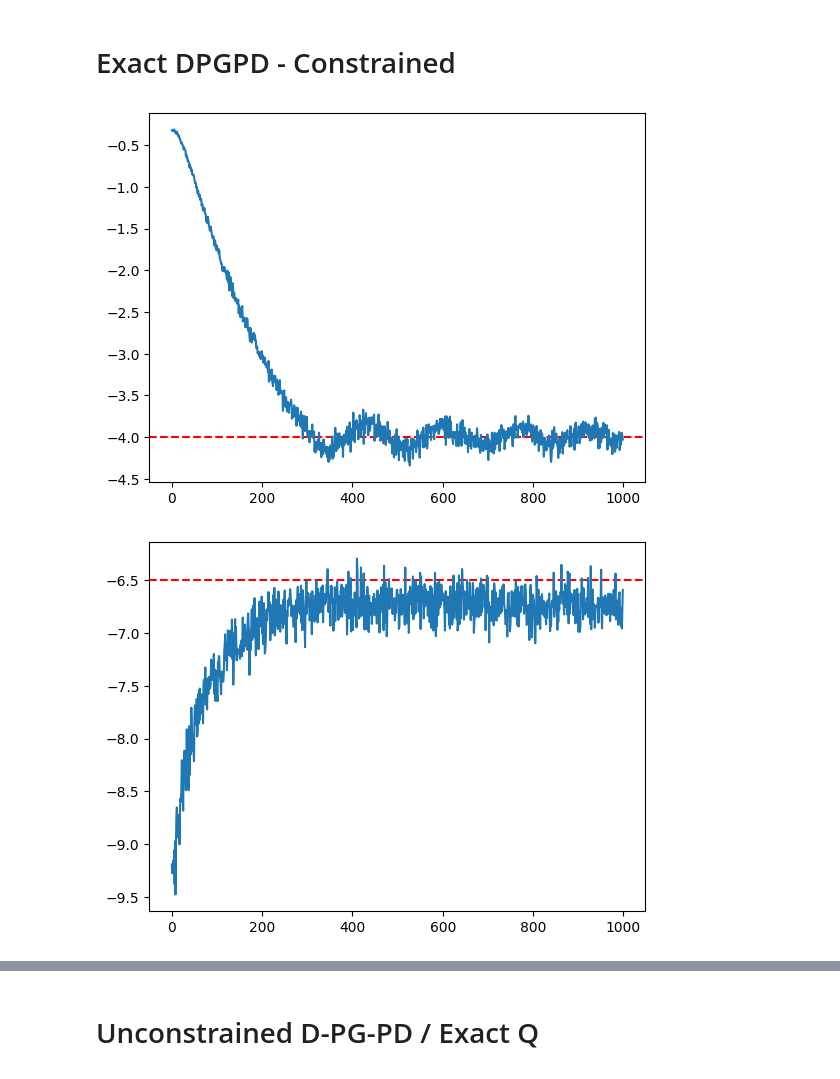
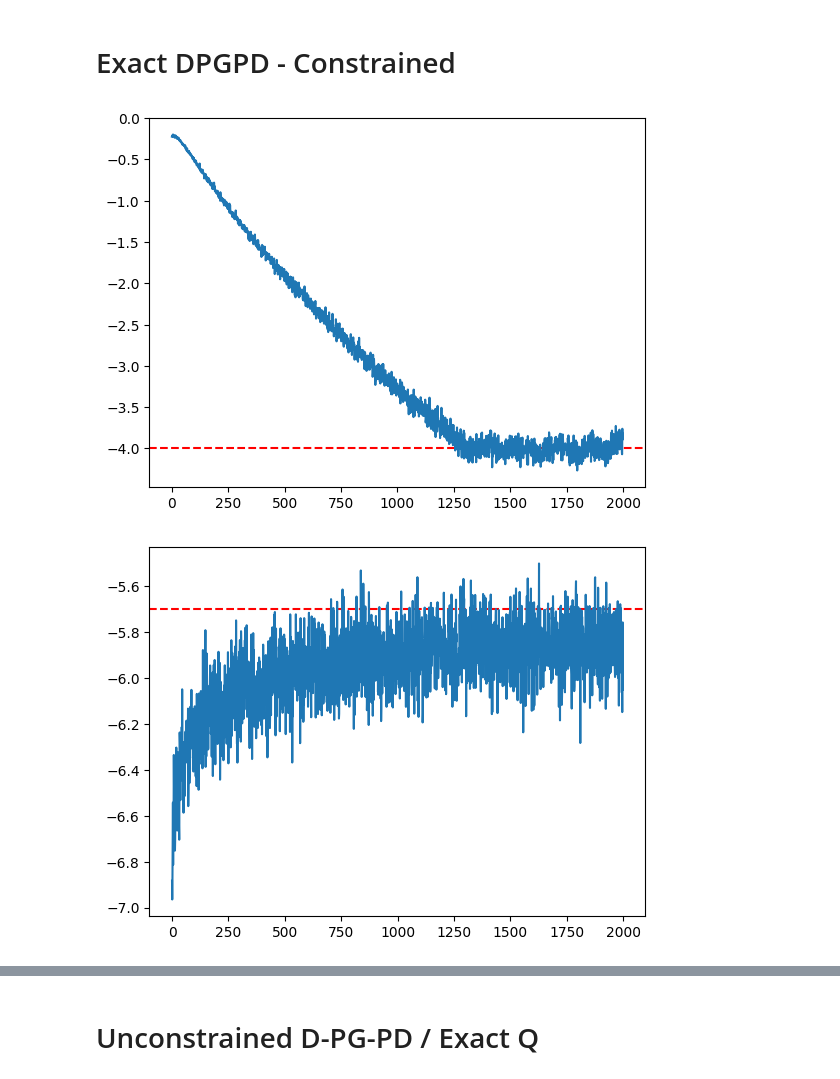
Before and after one commit to sergiorozada12/d-pg-pd, a Jupyter notebook: test.ipynb, the cells around one changed output, grey strips where cells are left out. Saved outputs shown, nothing was run; the diff lists cells and outputs as text; code cells hidden in the pictures.

```diff
--- a/test.ipynb
+++ b/test.ipynb
@@ -137,9 +137,16 @@ plt.show()
 from scipy.linalg import solve_discrete_lyapunov
 # %%
 def get_p(A, B, G, R, K, gamma):
+    """
     M = G + K.T @ R @ K
     L = torch.sqrt(gamma) * (A + B @ K)
     P = solve_discrete_lyapunov(L, M)
+    """
+
+    ds = A.shape[0]
+    X = torch.eye(ds ** 2) - gamma * torch.kron((A + B @ K).T, (A + B @ K).T )
+    b = (G + K.T @ R @ K).flatten()
+    P = (torch.inverse(X) @ b).reshape(ds, ds)
     return P
 
 def get_k(A, B, R, K, P, I_eta, gamma):
@@ -254,9 +261,10 @@ def update_lq(G1, G2, R1, R2, lmbda):
     return G1 + lmbda * G2, R1 + lmbda * R2
 
 def get_p(A, B, G, R, K, gamma):
-    M = G + K.T @ R @ K
-    L = torch.sqrt(gamma) * (A + B @ K)
-    P = solve_discrete_lyapunov(L, M)
+    ds = A.shape[0]
+    X = torch.eye(ds ** 2) - gamma * torch.kron((A + B @ K).T, (A + B @ K).T )
+    b = (G + K.T @ R @ K).flatten()
+    P = (torch.inverse(X) @ b).reshape(ds, ds)
     return P
 
 def primal_update(A, B, R, K, P, I_eta, gamma):
@@ -301,7 +309,7 @@ I_eta = torch.eye(da).double() * (1 / eta)
 K = torch.randn(da, ds).double() * 0.1
 lmbda = 0.1
 loss_primal, loss_dual = [], []
-for _ in range(1_000):
+for _ in range(2_000):
     Gl, Rl = update_lq(G1, G2, R1, R2, lmbda)
 
     P_primal = get_p(env.A, env.B, Gl, Rl, K, gamma)
@@ -321,13 +329,13 @@ plt.axhline(y=b, color='r', linestyle='--')
 plt.plot(loss_dual)
 plt.show()
 # %% [output]
-[figure, old version]
+[figure, new version]
 # %%
-plt.axhline(y=-6.5, color='r', linestyle='--')
+plt.axhline(y=-5.7, color='r', linestyle='--')
 plt.plot(loss_primal)
 plt.show()
 # %% [output]
-[figure, old version]
+[figure, new version]
 # %%
 env = RobotWorld()
 
```
Also changed, not shown: parts of 59 cells of this notebook.
